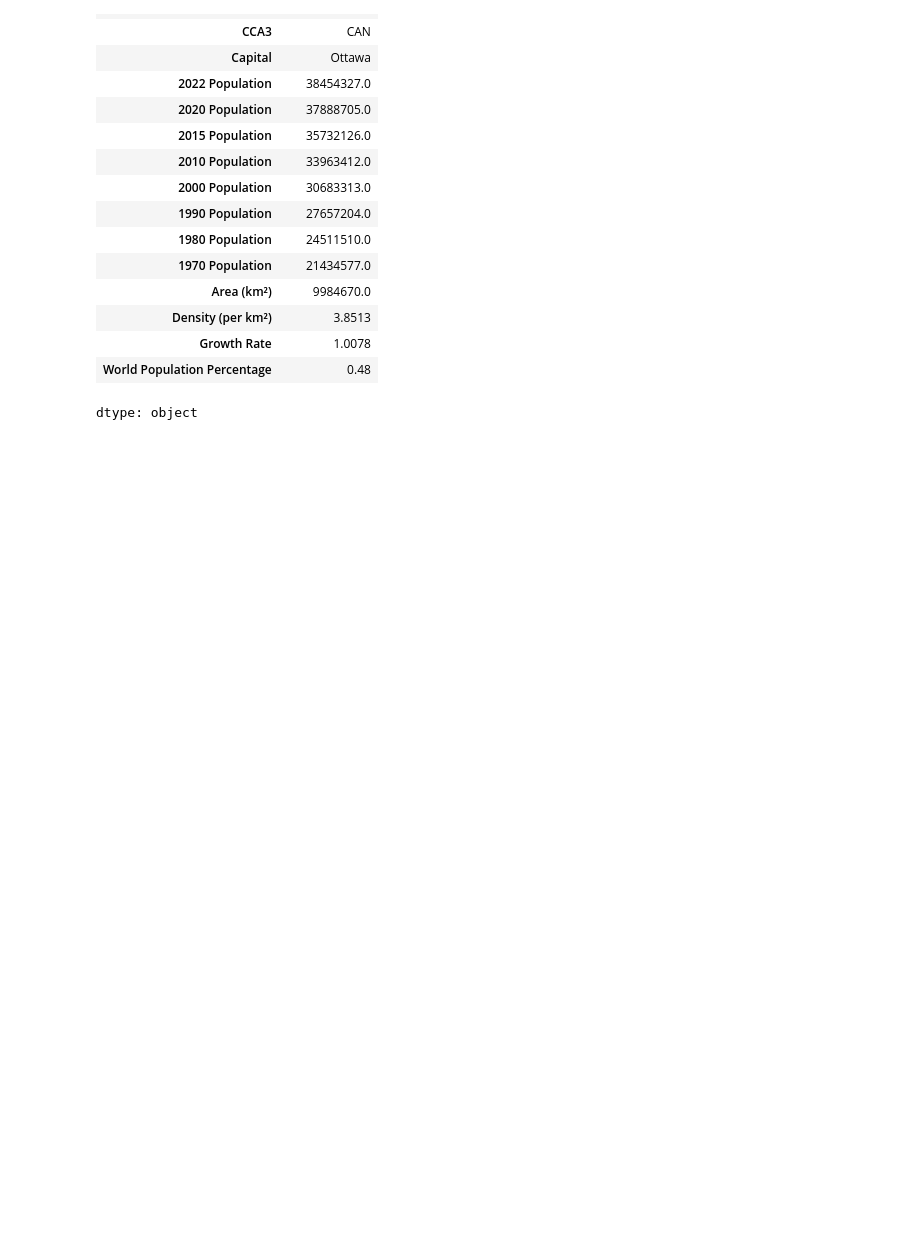
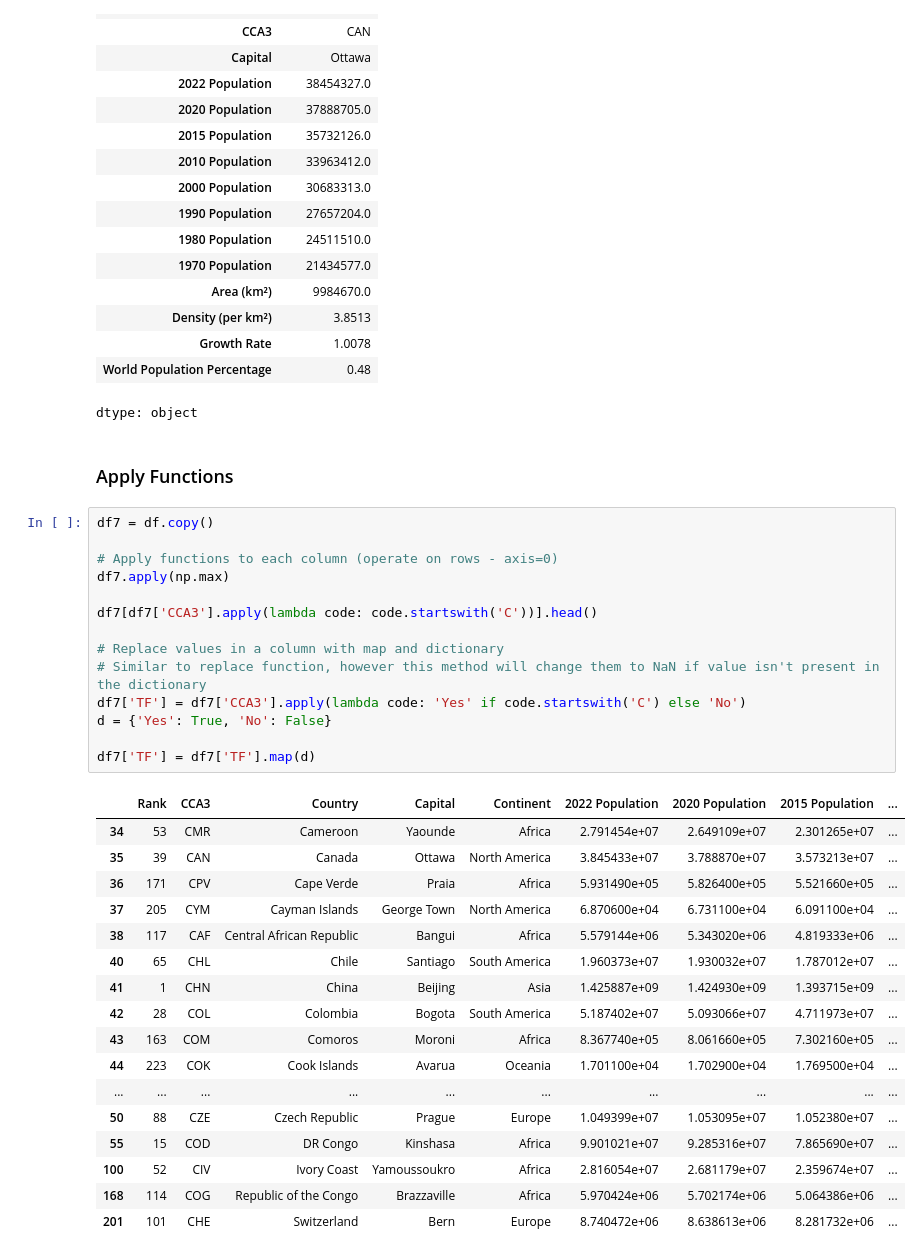
Before and after one commit to sangjunlim-dev/ml-practicals, a Jupyter notebook: pandas_essentials.ipynb, the cells around one changed output. Saved outputs shown, nothing was run; the diff lists cells and outputs as text; blank space fills up the shorter version.

Commit message:
add: apply, grouping, summary table

```diff
--- a/pandas_essentials.ipynb
+++ b/pandas_essentials.ipynb
@@ -174,3 +202,37 @@ df3.loc['North America', 'Canada']
 | Growth Rate | 1.0078 |
 | World Population Percentage | 0.48 |
 dtype: object
+# %% [markdown]
+### Apply Functions
+# %%
+df7 = df.copy()
+
+# Apply functions to each column (operate on rows - axis=0)
+df7.apply(np.max)
+
+df7[df7['CCA3'].apply(lambda code: code.startswith('C'))].head()
+
+# Replace values in a column with map and dictionary
+# Similar to replace function, however this method will change them to NaN if value isn't present in the dictionary
+df7['TF'] = df7['CCA3'].apply(lambda code: 'Yes' if code.startswith('C') else 'No')
+d = {'Yes': True, 'No': False}
+
+df7['TF'] = df7['TF'].map(d)
+# %% [output]
+|  | Rank | CCA3 | Country | Capital | Continent | 2022 Population | 2020 Population | 2015 Population | ... |
+| 34 | 53 | CMR | Cameroon | Yaounde | Africa | 2.791454e+07 | 2.649109e+07 | 2.301265e+07 | ... |
+| 35 | 39 | CAN | Canada | Ottawa | North America | 3.845433e+07 | 3.788870e+07 | 3.573213e+07 | ... |
+| 36 | 171 | CPV | Cape Verde | Praia | Africa | 5.931490e+05 | 5.826400e+05 | 5.521660e+05 | ... |
+| 37 | 205 | CYM | Cayman Islands | George Town | North America | 6.870600e+04 | 6.731100e+04 | 6.091100e+04 | ... |
+| 38 | 117 | CAF | Central African Republic | Bangui | Africa | 5.579144e+06 | 5.343020e+06 | 4.819333e+06 | ... |
+| 40 | 65 | CHL | Chile | Santiago | South America | 1.960373e+07 | 1.930032e+07 | 1.787012e+07 | ... |
+| 41 | 1 | CHN | China | Beijing | Asia | 1.425887e+09 | 1.424930e+09 | 1.393715e+09 | ... |
+| 42 | 28 | COL | Colombia | Bogota | South America | 5.187402e+07 | 5.093066e+07 | 4.711973e+07 | ... |
+| 43 | 163 | COM | Comoros | Moroni | Africa | 8.367740e+05 | 8.061660e+05 | 7.302160e+05 | ... |
+| 44 | 223 | COK | Cook Islands | Avarua | Oceania | 1.701100e+04 | 1.702900e+04 | 1.769500e+04 | ... |
+| ... | ... | ... | ... | ... | ... | ... | ... | ... | ... |
+| 50 | 88 | CZE | Czech Republic | Prague | Europe | 1.049399e+07 | 1.053095e+07 | 1.052380e+07 | ... |
+| 55 | 15 | COD | DR Congo | Kinshasa | Africa | 9.901021e+07 | 9.285316e+07 | 7.865690e+07 | ... |
+| 100 | 52 | CIV | Ivory Coast | Yamoussoukro | Africa | 2.816054e+07 | 2.681179e+07 | 2.359674e+07 | ... |
+| 168 | 114 | COG | Republic of the Congo | Brazzaville | Africa | 5.970424e+06 | 5.702174e+06 | 5.064386e+06 | ... |
+| 201 | 101 | CHE | Switzerland | Bern | Europe | 8.740472e+06 | 8.638613e+06 | 8.281732e+06 | ... |
```
Also changed, not shown: parts of 9 cells of this notebook.
